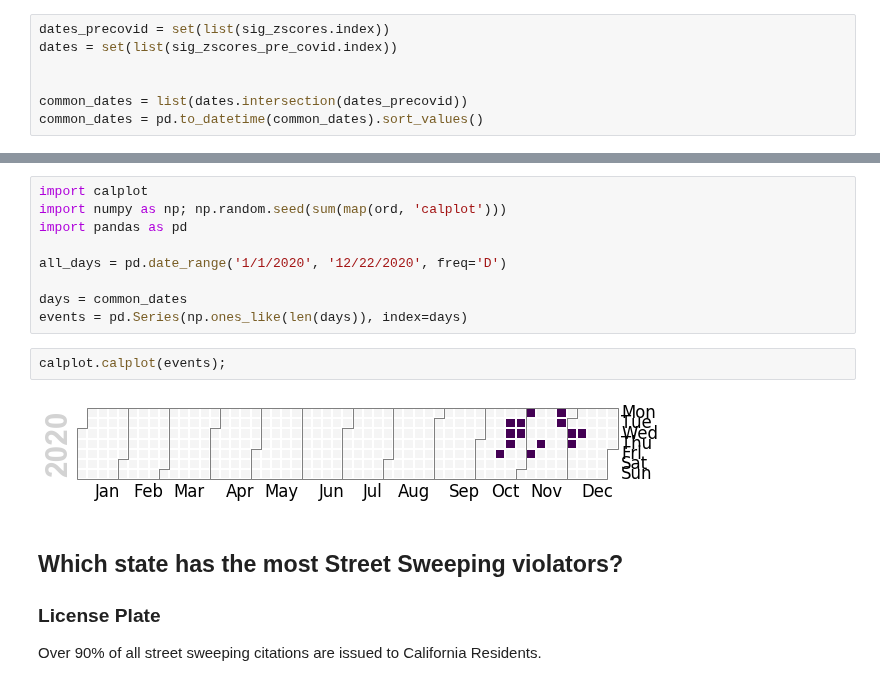
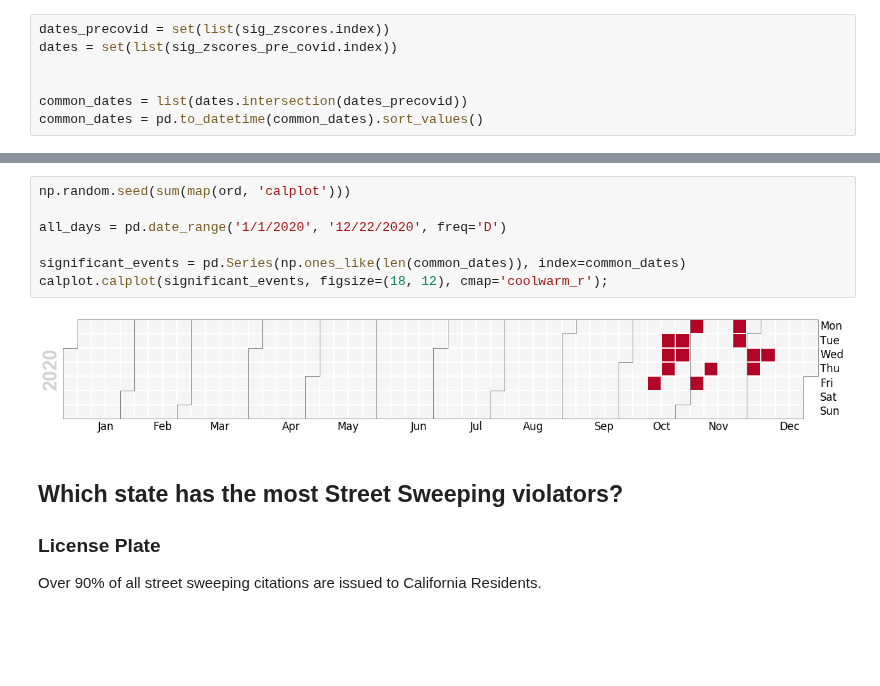
Before and after one commit to Promeos/LADOT-COVID19-enforcement, a Jupyter notebook: MVP.ipynb, the cells around one changed output, grey strips where cells are left out. Drawn from its saved outputs; the diff is of its cells as text; blank space fills up the shorter version.

```diff
--- a/MVP.ipynb
+++ b/MVP.ipynb
@@ -319,16 +355,12 @@ for i in common_dates:
 # %%
-import calplot
-import numpy as np; np.random.seed(sum(map(ord, 'calplot')))
-import pandas as pd
+np.random.seed(sum(map(ord, 'calplot')))
 
 all_days = pd.date_range('1/1/2020', '12/22/2020', freq='D')
 
-days = common_dates
-events = pd.Series(np.ones_like(len(days)), index=days)
+significant_events = pd.Series(np.ones_like(len(common_dates)), index=common_dates)
+calplot.calplot(significant_events, figsize=(18, 12), cmap='coolwarm_r');
+# %% [output]
+[figure, added]
-# %%
-calplot.calplot(events);
-# %% [output]
-[figure, removed]
 # %% [markdown]
 ## Which state has the most Street Sweeping violators?
 ### License Plate
```
Also changed, not shown: parts of 23 cells of this notebook.
